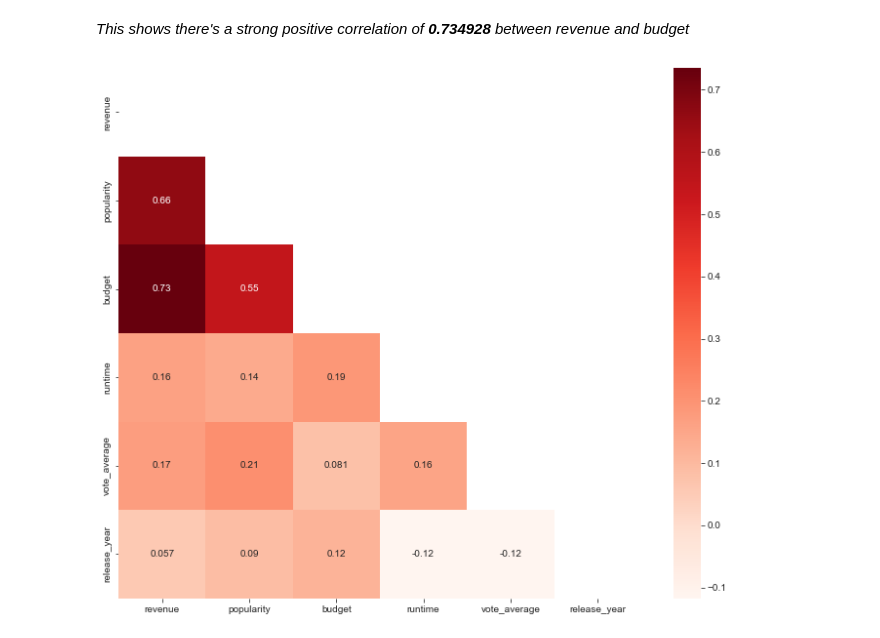
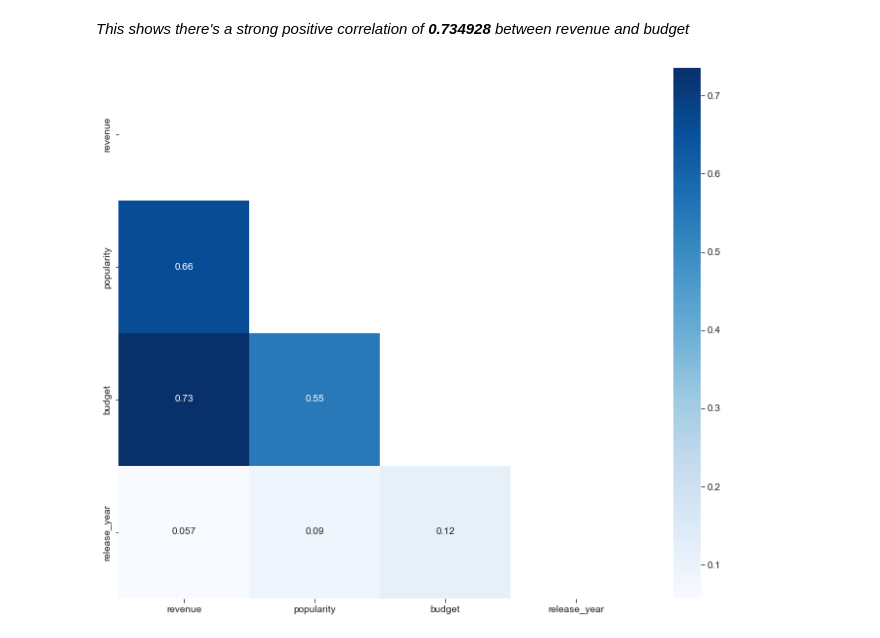
Before and after one commit to Placidus-Ali/intermediate_projects, a Jupyter notebook: week4/project1.ipynb, the cells around one changed output. Saved outputs shown, nothing was run; the diff lists cells and outputs as text; code cells hidden in the pictures.

```diff
--- a/week4/project1.ipynb
+++ b/week4/project1.ipynb
@@ -279,7 +279,7 @@ plt.legend(bbox_to_anchor=(1.05, 1), loc='upper left', borderaxespad=0.5); # use
 *To get this, I will first consider the correlation between popularity, budget, runtime, genres, vote average, and release year*
 # %%
 info_rev = pd.DataFrame(movies['revenue'].sort_values(ascending=False))
-data_set = ['popularity','budget','original_title','runtime','genres','vote_average','release_year']
+data_set = ['popularity','budget','genres','release_year']
 for i in data_set:
     info_rev[i] = movies[i]
 info_rev.head(3)
@@ -331,11 +329,11 @@ plt.legend(bbox_to_anchor=(1.05, 1), loc='upper left', borderaxespad=0.); # used
 # %%
 # plotting a heatmap
 fig = plt.figure(figsize =(12, 10))
 
 # Getting the Upper Triangle of the co-relation matrix
 matrix = np.triu(info_rev.corr())
 
 #Plotting the heatmap
-sns.heatmap(info_rev.corr(), annot =True,  mask =matrix, cmap="Reds");
+sns.heatmap(info_rev.corr(), annot =True,  mask =matrix, cmap="Blues");
 # %% [output]
-[figure, old version]
+[figure, new version]
```
Also changed, not shown: parts of 4 cells of this notebook.
